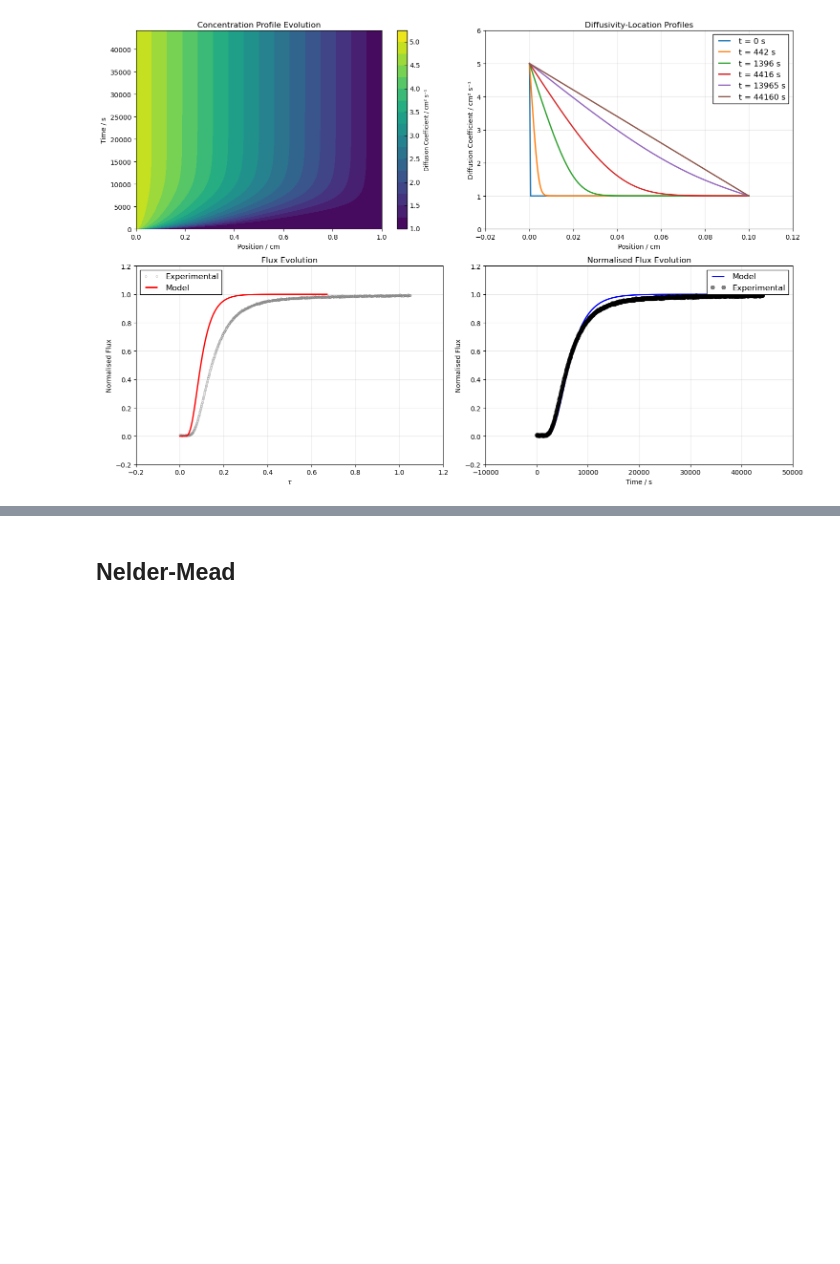
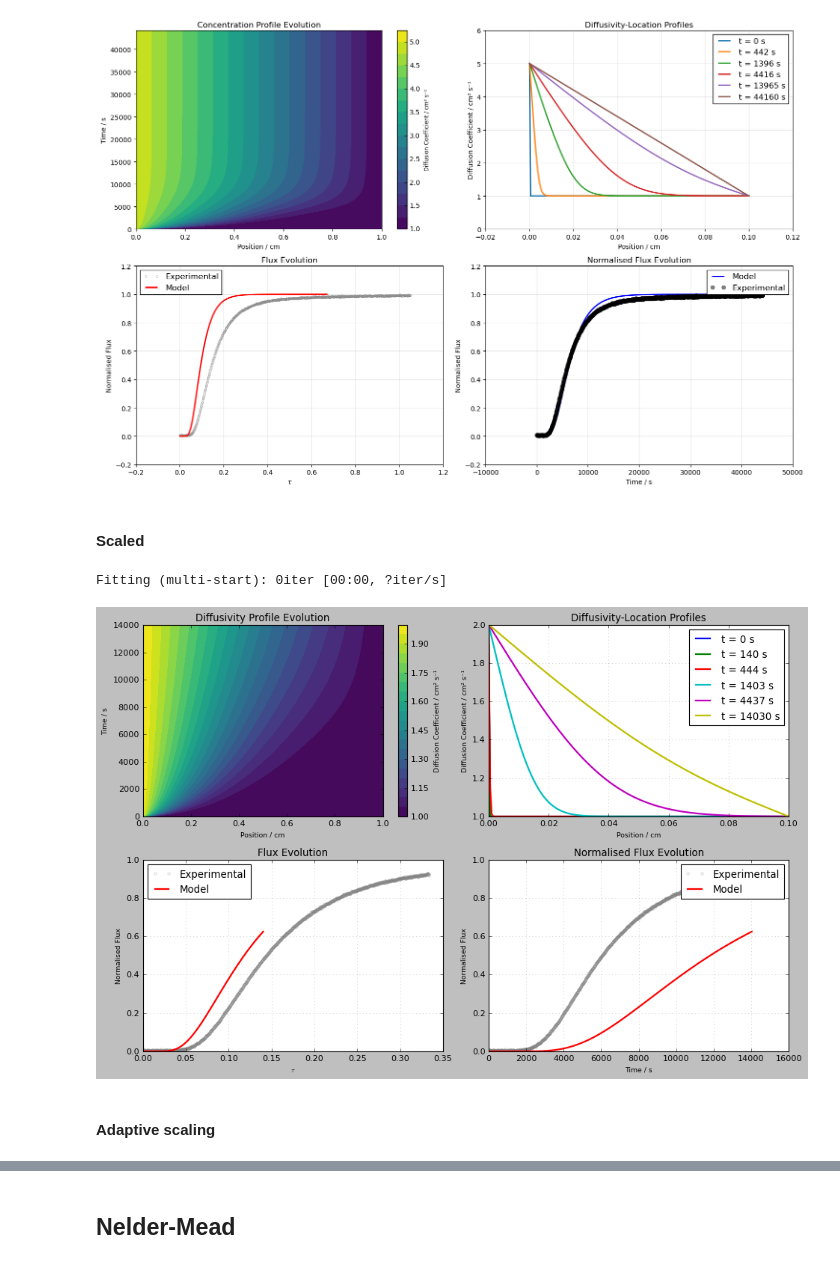
Before and after one commit to louis-sh-nguyen/object-oriented-pemeation-analysis, a Jupyter notebook: notebooks/minimisation_methods.ipynb, the cells around one changed output, grey strips where cells are left out. Cells and saved outputs as stored; diff of their text form; code cells hidden in the pictures; blank space fills up the shorter version.

Commit message:
Working method for fitting D1' and DT0 in notebook

```diff
--- a/notebooks/minimisation_methods.ipynb
+++ b/notebooks/minimisation_methods.ipynb
@@ -35,7 +35,7 @@ processed_exp_data = preprocess_data(
     thickness=model.params.transport.thickness,
     diameter=model.params.transport.diameter,
     flowrate=model.params.transport.flowrate,
-    temp_celsius=model.params.base.temperature,
+    temperature=model.params.base.temperature,
     stabilisation_threshold=0.005,
     truncate_at_stabilisation=True,
 )
@@ -514,3 +516,5 @@ Best optimization result:
      njev: 50
  hess_inv: <2x2 LbfgsInvHessProduct with dtype=float64>, 'optimisation_history': [{'iteration': 0, 'D1_prime': 5.000035073911279, 'DT_0': 1.8369995815290932e-07, 'rmse': 0.07190859568381006}, {'iterat ...
 [figure]
+# %% [markdown]
+#### Scaled
@@ -516,0 +597,34 @@ Best optimization result:
+# %%
+# Example usage:
+fit_results = fit_data_LBFGSB_multistarts_scaled(processed_exp_data,
+                                                     initial_guess=(2.0, 1.0e-7),
+                                                     bounds=((1.001, 20), (1e-8, 1e-6)),
+                                                     n_starts=1)
+model, Dprime_df, flux_df, figures = manual_workflow(
+    pressure=model.params.base.pressure,
+    temperature=model.params.base.temperature,
+    thickness=model.params.transport.thickness,
+    diameter=model.params.transport.diameter,
+    flowrate=model.params.transport.flowrate,
+    D1_prime=fit_results['D1_prime'],
+    DT_0=fit_results['DT_0'],
+    experimental_data=processed_exp_data,
+    simulation_params={
+        'T': processed_exp_data['time'].max(),
+        'X': 1.0,
+        'dx': 0.005,
+        },
+    output_settings={
+            'output_dir': 'outputs/fitting',
+            'display_plots': True,
+            'save_plots': False,
+            'save_data': False,
+            'plot_format': 'png',
+            'data_format': 'csv'
+    }
+)
+# %% [output]
+Fitting (multi-start): 0iter [00:00, ?iter/s]
+[figure, added]
+# %% [markdown]
+#### Adaptive scaling
```
Also changed, not shown: parts of 13 cells of this notebook, 7 other files.
